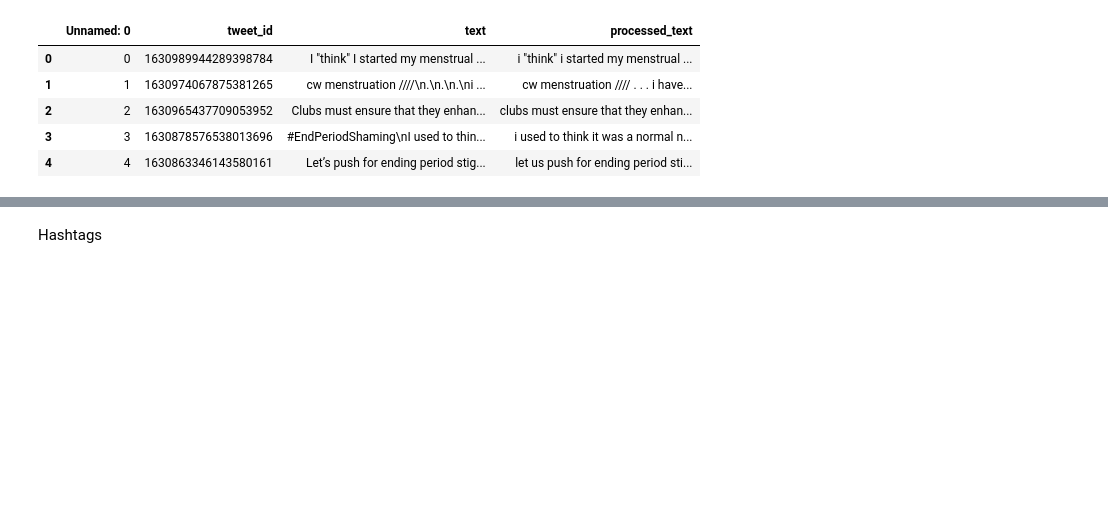
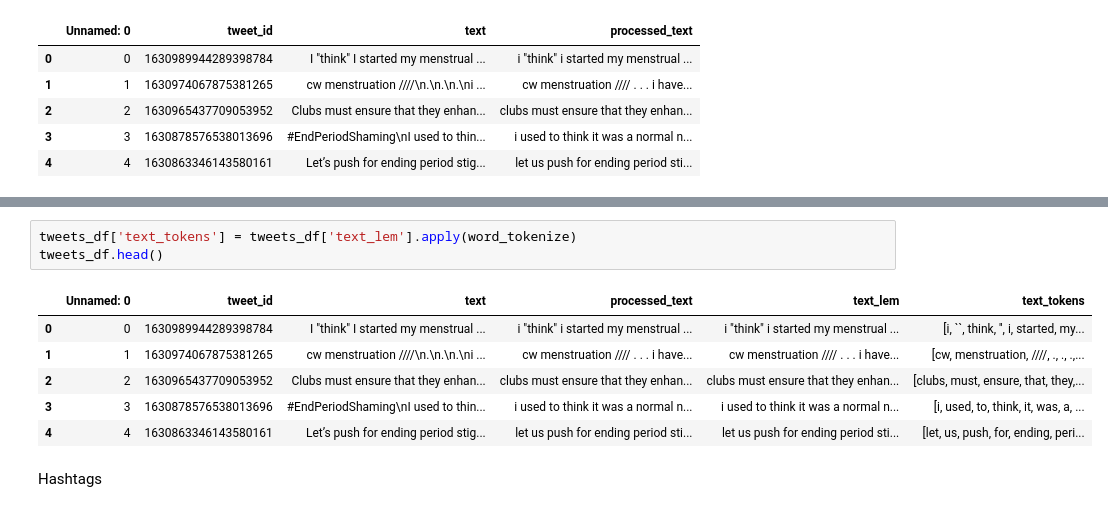
Before and after one commit to LoveYourMenses/twitter-attitudes, a Jupyter notebook: tweetexploration.ipynb, the cells around one changed output, grey strips where cells are left out. Drawn from its saved outputs; the diff is of its cells as text; blank space fills up the shorter version.

Commit message:
Added code for tokenizing tweets

```diff
--- a/tweetexploration.ipynb
+++ b/tweetexploration.ipynb
@@ -111,3 +117,13 @@ tweets_df.to_csv("dummy data_processed")
+# %%
+tweets_df['text_tokens'] = tweets_df['text_lem'].apply(word_tokenize)
+tweets_df.head()
+# %% [output]
+|  | Unnamed: 0 | tweet_id | text | processed_text | text_lem | text_tokens |
+| 0 | 0 | 1630989944289398784 | I "think" I started my menstrual ... | i "think" i started my menstrual ... | i "think" i started my menstrual ... | [i, ``, think, '', i, started, my... |
+| 1 | 1 | 1630974067875381265 | cw menstruation ////\n.\n.\n.\ni ... | cw menstruation //// . . . i have... | cw menstruation //// . . . i have... | [cw, menstruation, ////, ., ., .,... |
+| 2 | 2 | 1630965437709053952 | Clubs must ensure that they enhan... | clubs must ensure that they enhan... | clubs must ensure that they enhan... | [clubs, must, ensure, that, they,... |
+| 3 | 3 | 1630878576538013696 | #EndPeriodShaming\nI used to thin... | i used to think it was a normal n... | i used to think it was a normal n... | [i, used, to, think, it, was, a, ... |
+| 4 | 4 | 1630863346143580161 | Let’s push for ending period stig... | let us push for ending period sti... | let us push for ending period sti... | [let, us, push, for, ending, peri... |
 # %% [markdown]
 Hashtags
 # %%
```
Also changed, not shown: parts of 6 cells of this notebook.
